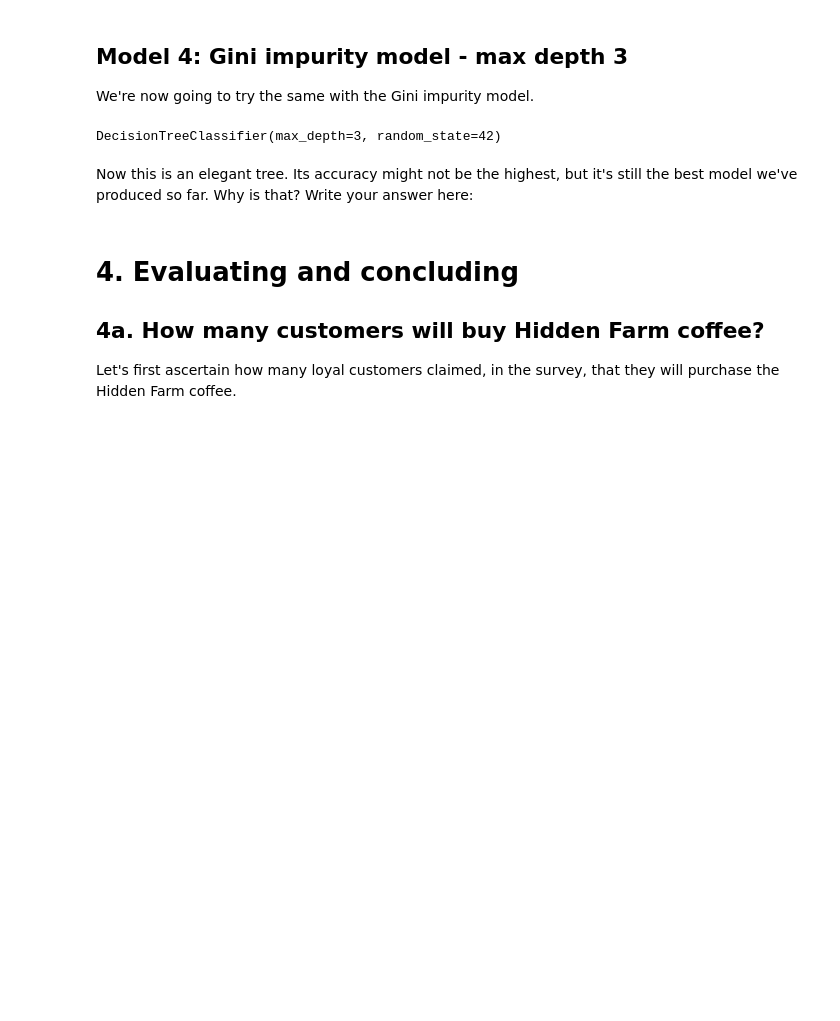
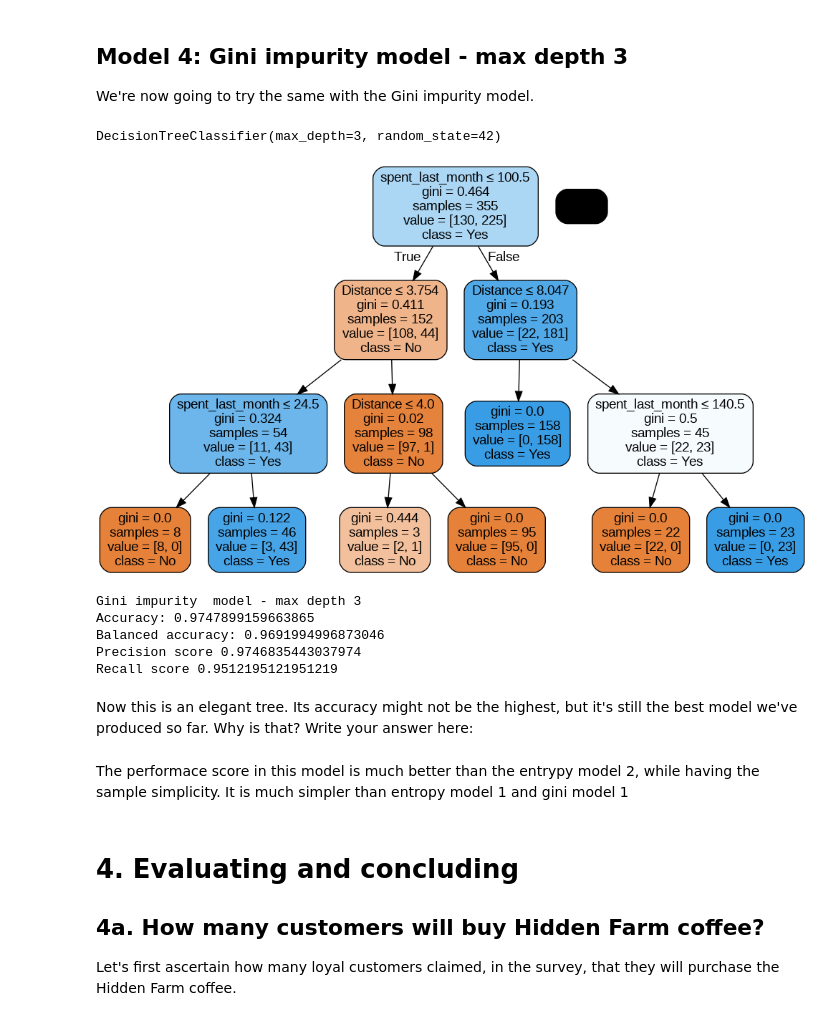
Before and after one commit to dqminhv/1613148038_Springboard_Decision_Tree_Specialty_Coffee_Case_Study_28012021_2_, a Jupyter notebook: Springboard Decision Tree Specialty Coffee Case Study - Tier 3.ipynb, the cells around one changed output. Cells and saved outputs as stored; diff of their text form; code cells hidden in the pictures; blank space fills up the shorter version.

```diff
--- a/Springboard Decision Tree Specialty Coffee Case Study - Tier 3.ipynb
+++ b/Springboard Decision Tree Specialty Coffee Case Study - Tier 3.ipynb
@@ -572,11 +567,30 @@ _ _ _
+# %%
+dot_data = StringIO()
+tree.export_graphviz(gini_model2, out_file=dot_data,
+                filled=True, rounded=True,
+                special_characters=True, feature_names=X_train.columns,class_names = gini_model2.classes_)
+
+# Alternatively for class_names use gini_model.classes_
+graph = pydotplus.graph_from_dot_data(dot_data.getvalue())
+Image(graph.create_png())
+# %% [output]
+[figure, added]
 # %%
 print("Gini impurity  model - max depth 3")
 print("Accuracy:", metrics.accuracy_score(y_test,y_pred))
 print("Balanced accuracy:", metrics.balanced_accuracy_score(y_test,y_pred))
-print('Precision score' , metrics.precision_score(y_test,y_pred, pos_label = "YES"))
-print('Recall score' , metrics.recall_score(y_test,y_pred, pos_label = "NO"))
+print('Precision score' , metrics.precision_score(y_test,y_pred, pos_label = "Yes"))
+print('Recall score' , metrics.recall_score(y_test,y_pred, pos_label = "No"))
+# %% [output]
+Gini impurity  model - max depth 3
+Accuracy: 0.9747899159663865
+Balanced accuracy: 0.9691994996873046
+Precision score 0.9746835443037974
+Recall score 0.9512195121951219
 # %% [markdown]
 Now this is an elegant tree. Its accuracy might not be the highest, but it's still the best model we've produced so far. Why is that? Write your answer here:
+# %% [markdown]
+The performace score in this model is much better than the entrypy model 2, while having the sample simplicity. It is much simpler than entropy model 1 and gini model 1
 # %% [markdown]
 # 4. Evaluating and concluding
 ## 4a. How many customers will buy Hidden Farm coffee?
```
Also changed, not shown: parts of 7 cells of this notebook.
